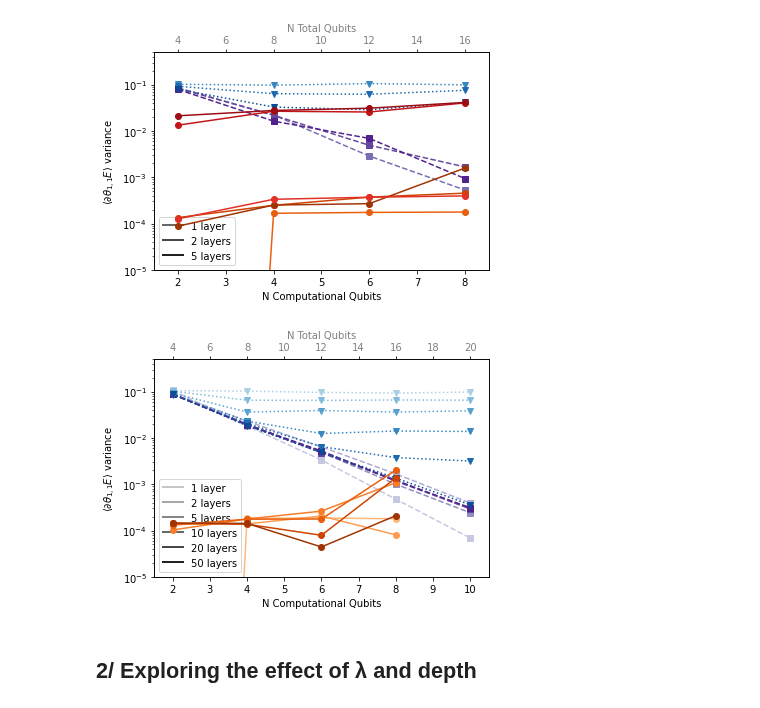
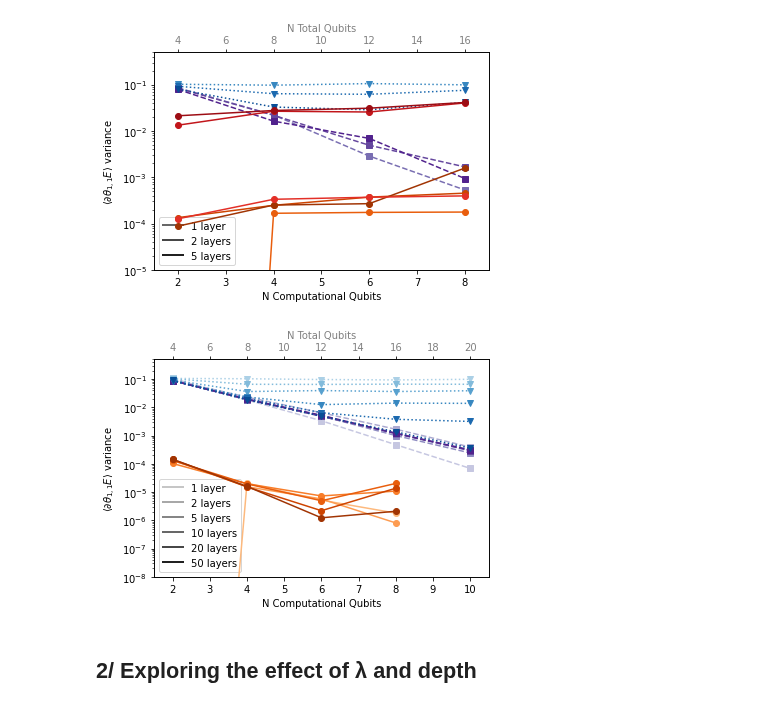
Before and after one commit to SimonCichy/barren-gadgets, a Jupyter notebook: plotting/relevant_results.ipynb, the cells around one changed output. Drawn from its saved outputs; the diff is of its cells as text; code cells hidden in the pictures.

```diff
--- a/plotting/relevant_results.ipynb
+++ b/plotting/relevant_results.ipynb
@@ -81,11 +81,11 @@ plot_variances_vs_qubits(file_list, colours[:,-4:], normalize=False, limits=[1e-
 # %%
 file_list = [data_folder + 'gradients/220407_global_circuit_10qubits_50layers_0.5lambda_1000samples.dat',
              data_folder + 'gradients/220407_local_circuit_10qubits_50layers_0.5lambda_1000samples.dat',
              data_folder + 'gradients/220410_gadget3_circuit_8qubits_50layers_0.5lambda_1000samples.dat']
 
-plot_variances_vs_qubits(file_list, colours, normalize=False, limits=[1e-5, 5e-1])
+plot_variances_vs_qubits(file_list, colours, normalize=True, limits=[1e-8, 5e-1])
 # %% [output]
-[figure, old version]
+[figure, new version]
 # %% [markdown]
 2/ Exploring the effect of λ and depth
 -------------
```
Also changed, not shown: parts of 1 cell of this notebook, 1 other file.
